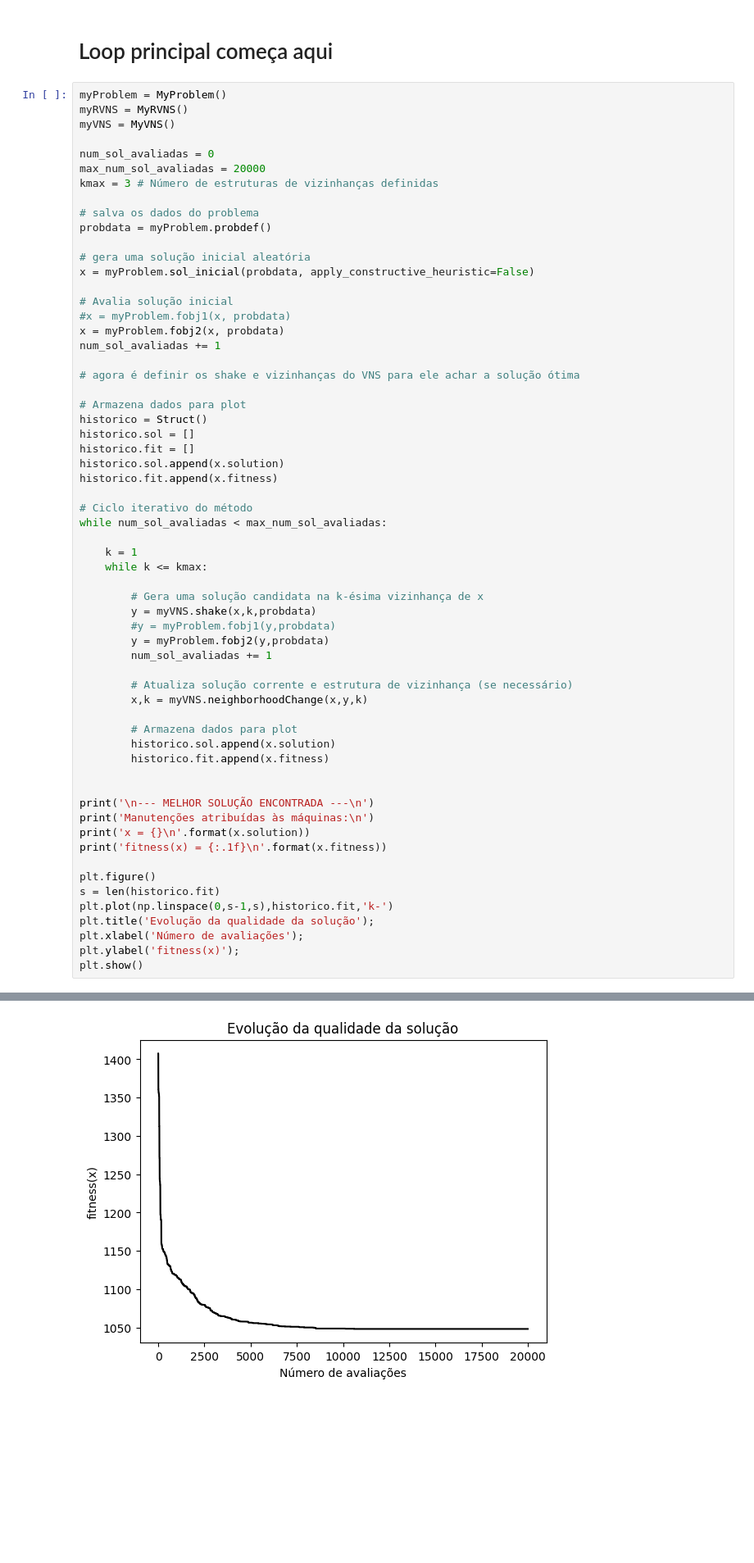
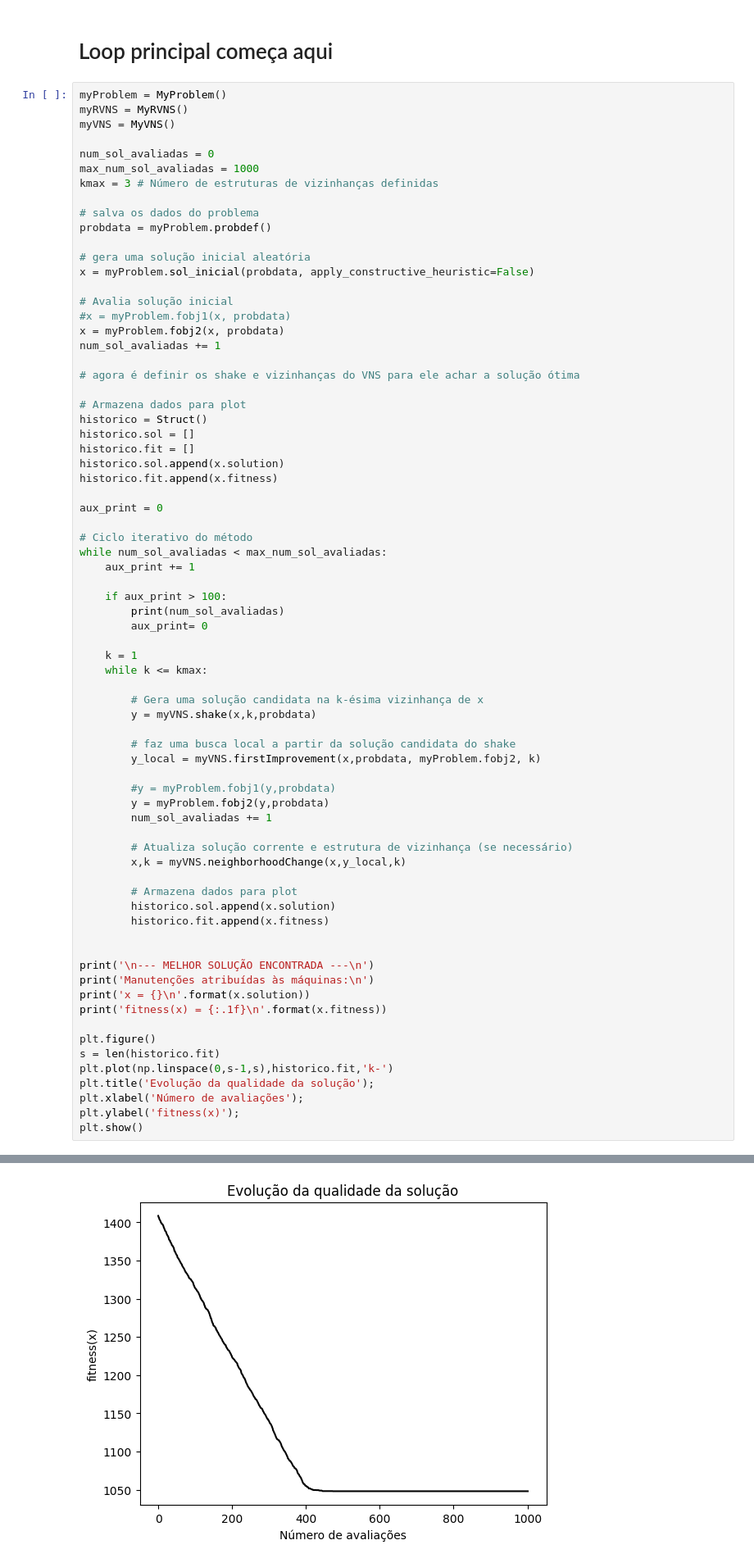
Before and after one commit to RaphaelLeivas/td-2025-1, a Jupyter notebook: tc1_f1.ipynb, the cells around one changed output, grey strips where cells are left out. Shown: that part at 82% size. Cells and saved outputs as stored; diff of their text form; blank space fills up the shorter version.

Commit message:
add versão funcional com bestImprovement

```diff
--- a/tc1_f1.ipynb
+++ b/tc1_f1.ipynb
@@ -221,7 +252,7 @@ myRVNS = MyRVNS()
 myVNS = MyVNS()
 
 num_sol_avaliadas = 0
-max_num_sol_avaliadas = 20000
+max_num_sol_avaliadas = 1000
 kmax = 3 # Número de estruturas de vizinhanças definidas
 
 # salva os dados do problema
@@ -244,20 +275,31 @@ historico.fit = []
 historico.sol.append(x.solution)
 historico.fit.append(x.fitness)
 
+aux_print = 0
+
 # Ciclo iterativo do método
 while num_sol_avaliadas < max_num_sol_avaliadas:
+    aux_print += 1
+
+    if aux_print > 100:
+        print(num_sol_avaliadas)
+        aux_print= 0
 
     k = 1
     while k <= kmax:
 
         # Gera uma solução candidata na k-ésima vizinhança de x
         y = myVNS.shake(x,k,probdata)
+
+        # faz uma busca local a partir da solução candidata do shake
+        y_local = myVNS.firstImprovement(x,probdata, myProblem.fobj2, k)
+
         #y = myProblem.fobj1(y,probdata)
         y = myProblem.fobj2(y,probdata)
         num_sol_avaliadas += 1
 
         # Atualiza solução corrente e estrutura de vizinhança (se necessário)
-        x,k = myVNS.neighborhoodChange(x,y,k)
+        x,k = myVNS.neighborhoodChange(x,y_local,k)
 
         # Armazena dados para plot
         historico.sol.append(x.solution)
@@ -296,5 +335,5 @@ x = [2 2 2 2 2 2 2 2 2 2 2 2 2 2 2 2 2 2 2 2 2 2 2 2 2 2 2 2 2 2 2 2 2 2 2 2 2
  2 2 2 2 2 2 2 2 2 2 2 2 2 2 2 2 2 2 2 2 2 2 2 2 2 2 2 2 2 2 2 2 2 2 2 2 2
  2 2 2 2 2 2 2 2 2 2 2 2 2 2 2 2 2 2 2]
 
 fitness(x) = 1048.2
-[figure, old version]
+[figure, new version]
```
Also changed, not shown: parts of 2 cells of this notebook.
